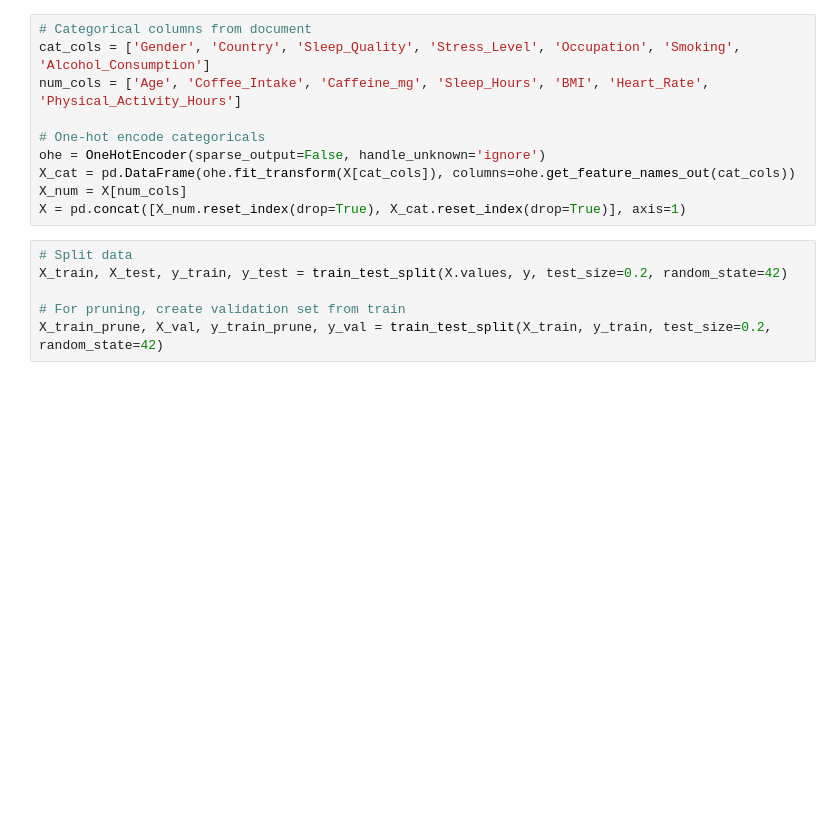
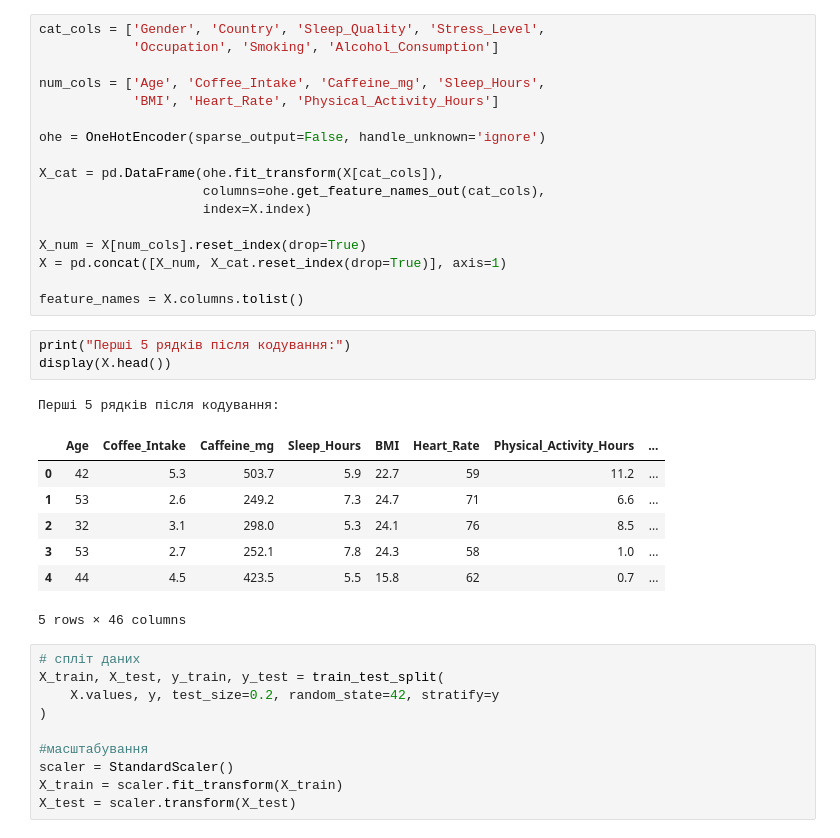
Before and after one commit to stepan-redka/ML-42-1, a Jupyter notebook: main4.ipynb, the cells around one changed output. Saved outputs shown, nothing was run; the diff lists cells and outputs as text; blank space fills up the shorter version.

```diff
--- a/main4.ipynb
+++ b/main4.ipynb
@@ -28,18 +90,41 @@ y = le_y.fit_transform(y)
 # %%
-# Categorical columns from document
-cat_cols = ['Gender', 'Country', 'Sleep_Quality', 'Stress_Level', 'Occupation', 'Smoking', 'Alcohol_Consumption']
-num_cols = ['Age', 'Coffee_Intake', 'Caffeine_mg', 'Sleep_Hours', 'BMI', 'Heart_Rate', 'Physical_Activity_Hours']
+cat_cols = ['Gender', 'Country', 'Sleep_Quality', 'Stress_Level',
+            'Occupation', 'Smoking', 'Alcohol_Consumption']
 
-# One-hot encode categoricals
+num_cols = ['Age', 'Coffee_Intake', 'Caffeine_mg', 'Sleep_Hours',
+            'BMI', 'Heart_Rate', 'Physical_Activity_Hours']
+
 ohe = OneHotEncoder(sparse_output=False, handle_unknown='ignore')
-X_cat = pd.DataFrame(ohe.fit_transform(X[cat_cols]), columns=ohe.get_feature_names_out(cat_cols))
-X_num = X[num_cols]
-X = pd.concat([X_num.reset_index(drop=True), X_cat.reset_index(drop=True)], axis=1)
+
+X_cat = pd.DataFrame(ohe.fit_transform(X[cat_cols]),
+                     columns=ohe.get_feature_names_out(cat_cols),
+                     index=X.index)
+
+X_num = X[num_cols].reset_index(drop=True)
+X = pd.concat([X_num, X_cat.reset_index(drop=True)], axis=1)
+
+feature_names = X.columns.tolist()
+# %%
+print("Перші 5 рядків після кодування:")
+display(X.head())
+# %% [output]
+Перші 5 рядків після кодування:
+|  | Age | Coffee_Intake | Caffeine_mg | Sleep_Hours | BMI | Heart_Rate | Physical_Activity_Hours | ... |
+| 0 | 42 | 5.3 | 503.7 | 5.9 | 22.7 | 59 | 11.2 | ... |
+| 1 | 53 | 2.6 | 249.2 | 7.3 | 24.7 | 71 | 6.6 | ... |
+| 2 | 32 | 3.1 | 298.0 | 5.3 | 24.1 | 76 | 8.5 | ... |
+| 3 | 53 | 2.7 | 252.1 | 7.8 | 24.3 | 58 | 1.0 | ... |
+| 4 | 44 | 4.5 | 423.5 | 5.5 | 15.8 | 62 | 0.7 | ... |
+5 rows × 46 columns
 # %%
-# Split data
-X_train, X_test, y_train, y_test = train_test_split(X.values, y, test_size=0.2, random_state=42)
+# спліт даних
+X_train, X_test, y_train, y_test = train_test_split(
+    X.values, y, test_size=0.2, random_state=42, stratify=y
+)
 
-# For pruning, create validation set from train
-X_train_prune, X_val, y_train_prune, y_val = train_test_split(X_train, y_train, test_size=0.2, random_state=42)
+#масштабування
+scaler = StandardScaler()
+X_train = scaler.fit_transform(X_train)
+X_test = scaler.transform(X_test)
 # %%
 class MyDecisionTree:
```
Also changed, not shown: parts of 27 cells of this notebook.
